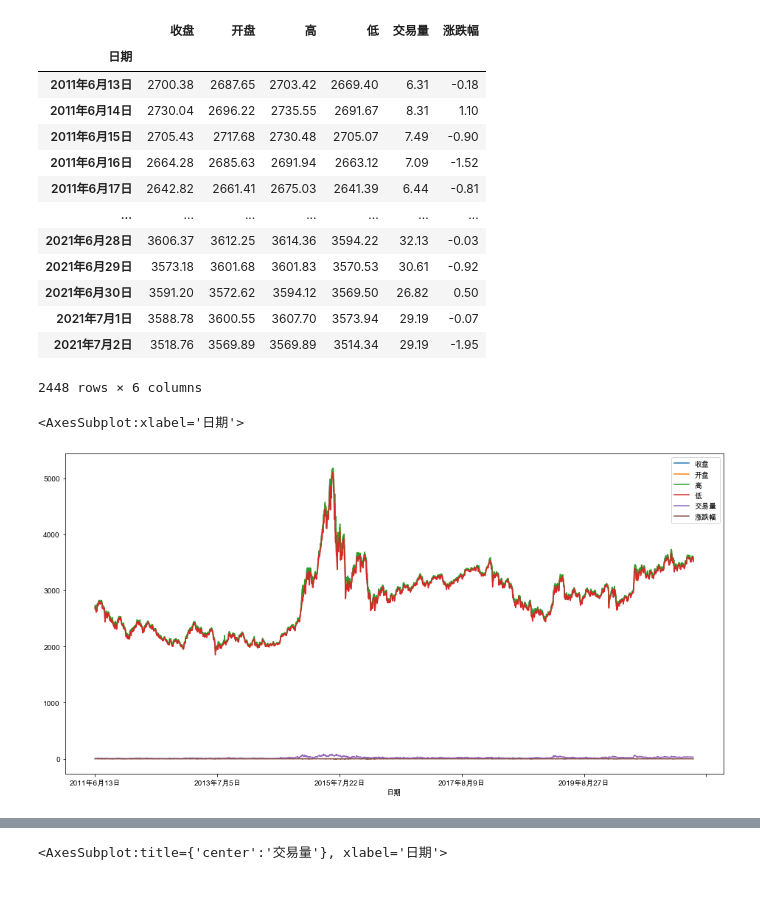
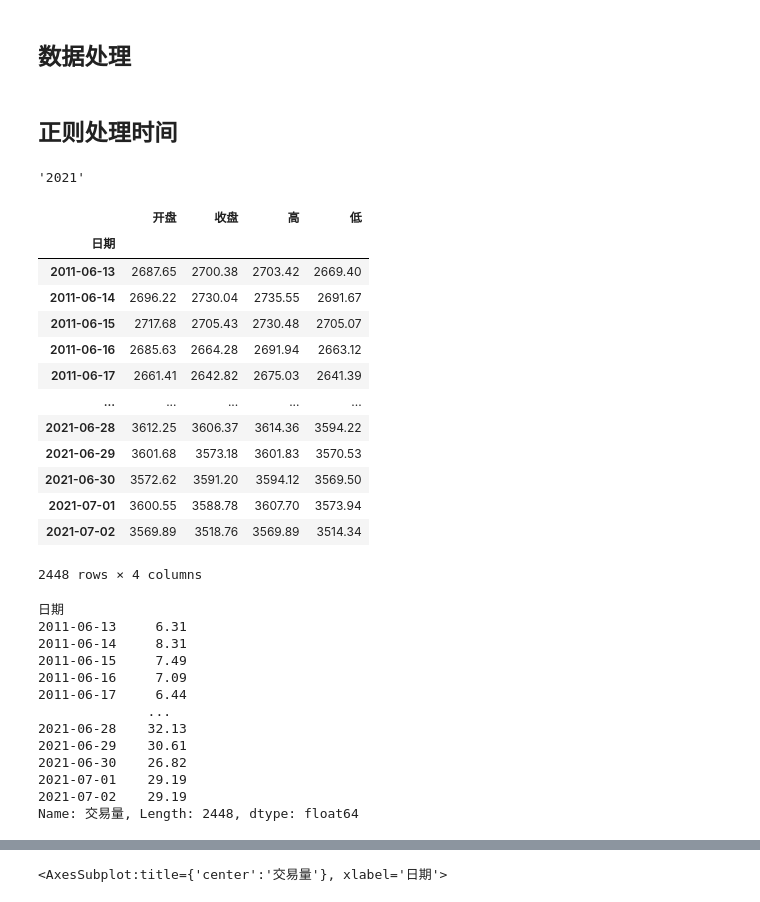
Before and after one commit to thales-ucas/zeal, a Jupyter notebook: ts.ipynb, the cells around one changed output, grey strips where cells are left out. Saved outputs shown, nothing was run; the diff lists cells and outputs as text; code cells hidden in the pictures.

```diff
--- a/ts.ipynb
+++ b/ts.ipynb
@@ -29,25 +30,12 @@ df
-# %%
-df.loc[:,('开盘', '收盘', '高', '低')] = df.loc[:,('开盘', '收盘', '高', '低')].replace(',','', regex=True).astype('float')
-df['交易量'] = df['交易量'].replace('B','', regex=True).astype('float')
-df
-# %% [output]
-|  | 收盘 | 开盘 | 高 | 低 | 交易量 | 涨跌幅 |
-| 日期 |  |  |  |  |  |  |
-| 2011年6月13日 | 2700.38 | 2687.65 | 2703.42 | 2669.40 | 6.31 | -0.18 |
-| 2011年6月14日 | 2730.04 | 2696.22 | 2735.55 | 2691.67 | 8.31 | 1.10 |
-| 2011年6月15日 | 2705.43 | 2717.68 | 2730.48 | 2705.07 | 7.49 | -0.90 |
-| 2011年6月16日 | 2664.28 | 2685.63 | 2691.94 | 2663.12 | 7.09 | -1.52 |
-| 2011年6月17日 | 2642.82 | 2661.41 | 2675.03 | 2641.39 | 6.44 | -0.81 |
-| ... | ... | ... | ... | ... | ... | ... |
-| 2021年6月28日 | 3606.37 | 3612.25 | 3614.36 | 3594.22 | 32.13 | -0.03 |
-| 2021年6月29日 | 3573.18 | 3601.68 | 3601.83 | 3570.53 | 30.61 | -0.92 |
-| 2021年6月30日 | 3591.20 | 3572.62 | 3594.12 | 3569.50 | 26.82 | 0.50 |
-| 2021年7月1日 | 3588.78 | 3600.55 | 3607.70 | 3573.94 | 29.19 | -0.07 |
-| 2021年7月2日 | 3518.76 | 3569.89 | 3569.89 | 3514.34 | 29.19 | -1.95 |
-2448 rows × 6 columns
-# %%
-fig, ax = plt.subplots(figsize=(16,8))
-df.plot(ax=ax)
-# %% [output]
-<AxesSubplot:xlabel='日期'>
-[figure, removed]
+# %% [markdown]
+## 数据处理
+# %% [markdown]
+## 正则处理时间
+# %%
+import re
+
+pattern = re.compile(r'^(\w+)年(\w+)月(\w+)日$')
+res = pattern.match("2021年7月2日")
+res.group(1)
+# %% [output]
+'2021'
@@ -53,0 +49,38 @@ df.plot(ax=ax)
+# %%
+share = origin.loc[:,('开盘', '收盘', '高', '低')].replace(',','', regex=True).astype('float')
+time = origin['日期'].apply(to_datetime)
+share.index = time
+share
+# %% [output]
+|  | 开盘 | 收盘 | 高 | 低 |
+| 日期 |  |  |  |  |
+| 2011-06-13 | 2687.65 | 2700.38 | 2703.42 | 2669.40 |
+| 2011-06-14 | 2696.22 | 2730.04 | 2735.55 | 2691.67 |
+| 2011-06-15 | 2717.68 | 2705.43 | 2730.48 | 2705.07 |
+| 2011-06-16 | 2685.63 | 2664.28 | 2691.94 | 2663.12 |
+| 2011-06-17 | 2661.41 | 2642.82 | 2675.03 | 2641.39 |
+| ... | ... | ... | ... | ... |
+| 2021-06-28 | 3612.25 | 3606.37 | 3614.36 | 3594.22 |
+| 2021-06-29 | 3601.68 | 3573.18 | 3601.83 | 3570.53 |
+| 2021-06-30 | 3572.62 | 3591.20 | 3594.12 | 3569.50 |
+| 2021-07-01 | 3600.55 | 3588.78 | 3607.70 | 3573.94 |
+| 2021-07-02 | 3569.89 | 3518.76 | 3569.89 | 3514.34 |
+2448 rows × 4 columns
+# %%
+quan = origin.loc[:,('交易量')].replace('B','', regex=True).astype('float')
+quan.index = time
+quan
+# %% [output]
+日期
+2011-06-13     6.31
+2011-06-14     8.31
+2011-06-15     7.49
+2011-06-16     7.09
+2011-06-17     6.44
+              ...
+2021-06-28    32.13
+2021-06-29    30.61
+2021-06-30    26.82
+2021-07-01    29.19
+2021-07-02    29.19
+Name: 交易量, Length: 2448, dtype: float64
```
Also changed, not shown: parts of 4 cells of this notebook, 1 other file.
